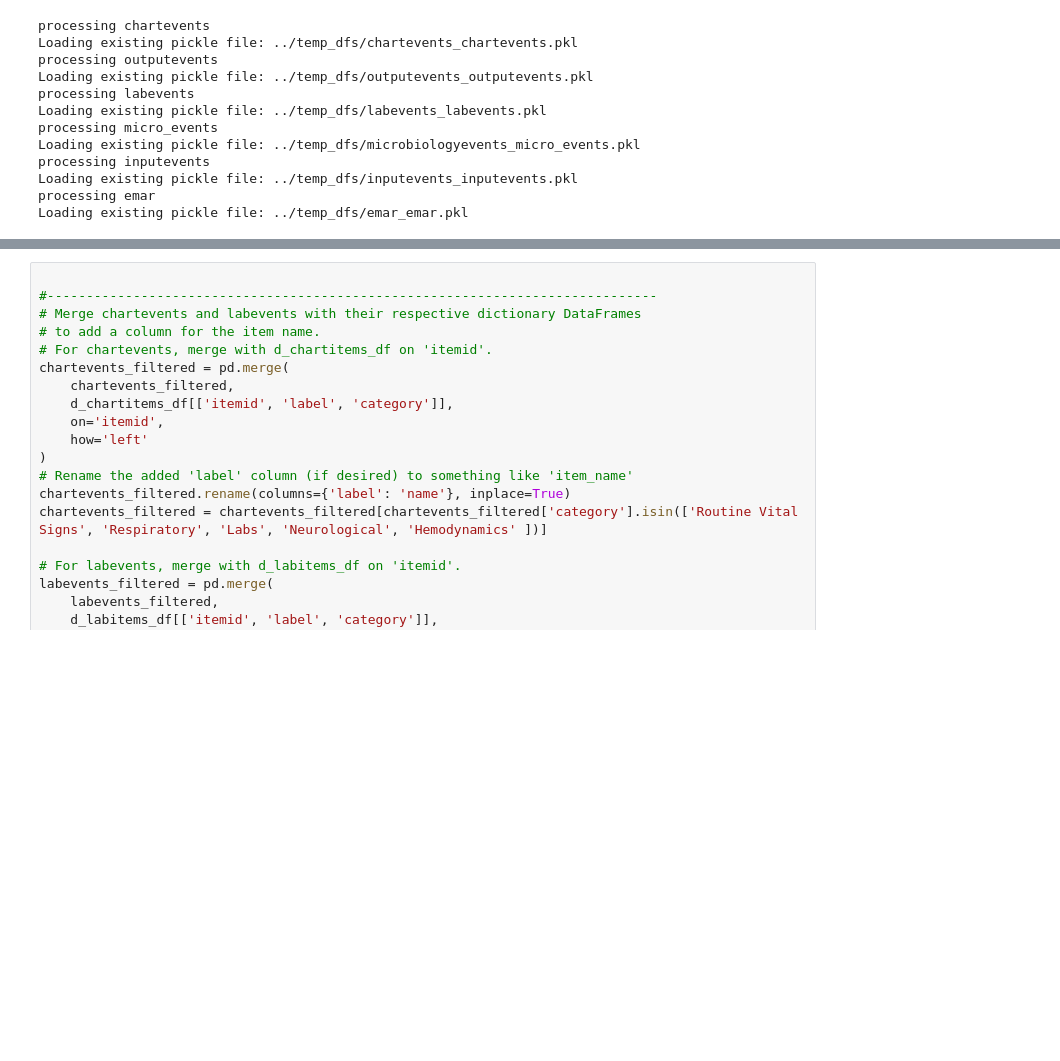
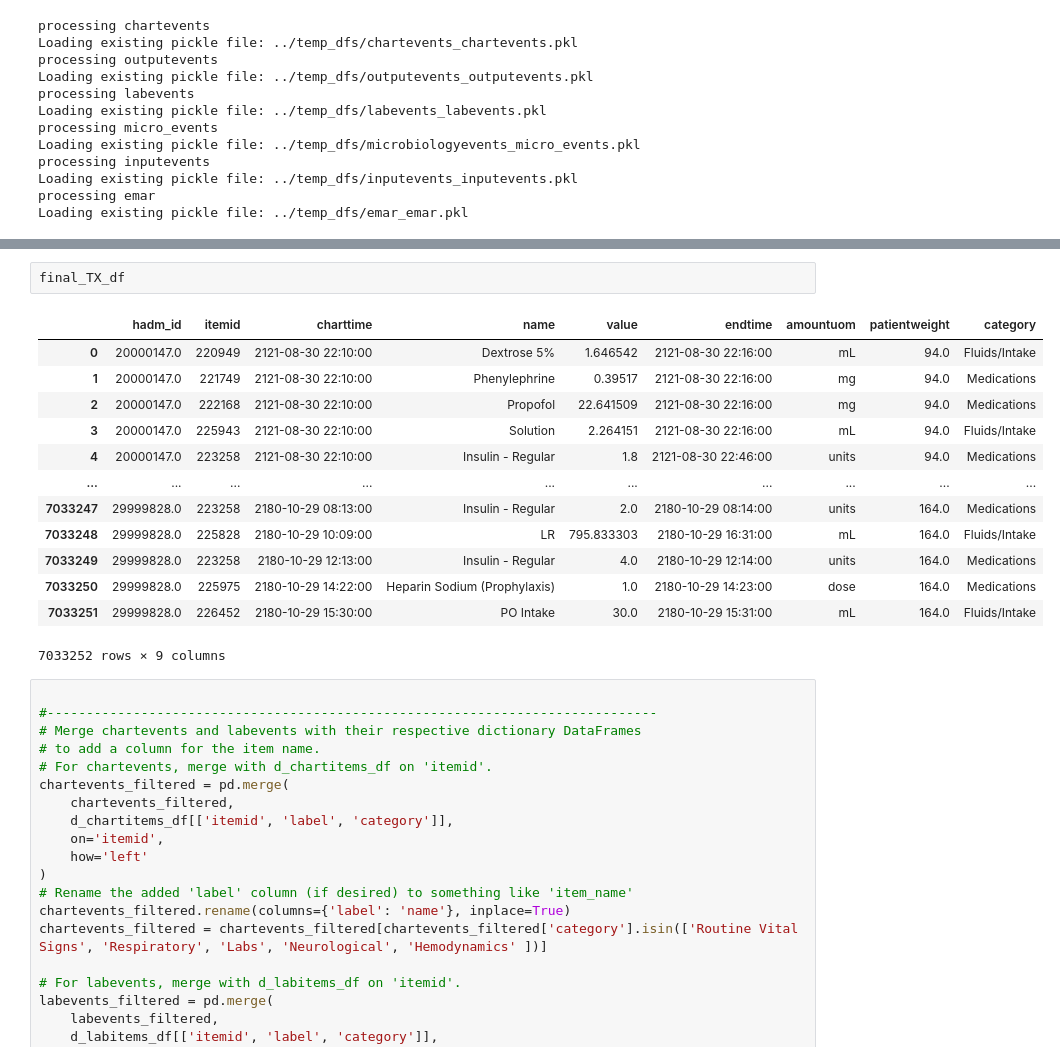
Before and after one commit to rickconci/GeomMLProj, a Jupyter notebook: data_scripts/GeomML_dataloader.ipynb, the cells around one changed output, grey strips where cells are left out. Drawn from its saved outputs; the diff is of its cells as text; blank space fills up the shorter version.

```diff
--- a/data_scripts/GeomML_dataloader.ipynb
+++ b/data_scripts/GeomML_dataloader.ipynb
@@ -296,3 +340,19 @@ Loading existing pickle file: ../temp_dfs/emar_emar.pkl
+# %%
+final_TX_df
+# %% [output]
+|  | hadm_id | itemid | charttime | name | value | endtime | amountuom | patientweight | category |
+| 0 | 20000147.0 | 220949 | 2121-08-30 22:10:00 | Dextrose 5% | 1.646542 | 2121-08-30 22:16:00 | mL | 94.0 | Fluids/Intake |
+| 1 | 20000147.0 | 221749 | 2121-08-30 22:10:00 | Phenylephrine | 0.39517 | 2121-08-30 22:16:00 | mg | 94.0 | Medications |
+| 2 | 20000147.0 | 222168 | 2121-08-30 22:10:00 | Propofol | 22.641509 | 2121-08-30 22:16:00 | mg | 94.0 | Medications |
+| 3 | 20000147.0 | 225943 | 2121-08-30 22:10:00 | Solution | 2.264151 | 2121-08-30 22:16:00 | mL | 94.0 | Fluids/Intake |
+| 4 | 20000147.0 | 223258 | 2121-08-30 22:10:00 | Insulin - Regular | 1.8 | 2121-08-30 22:46:00 | units | 94.0 | Medications |
+| ... | ... | ... | ... | ... | ... | ... | ... | ... | ... |
+| 7033247 | 29999828.0 | 223258 | 2180-10-29 08:13:00 | Insulin - Regular | 2.0 | 2180-10-29 08:14:00 | units | 164.0 | Medications |
+| 7033248 | 29999828.0 | 225828 | 2180-10-29 10:09:00 | LR | 795.833303 | 2180-10-29 16:31:00 | mL | 164.0 | Fluids/Intake |
+| 7033249 | 29999828.0 | 223258 | 2180-10-29 12:13:00 | Insulin - Regular | 4.0 | 2180-10-29 12:14:00 | units | 164.0 | Medications |
+| 7033250 | 29999828.0 | 225975 | 2180-10-29 14:22:00 | Heparin Sodium (Prophylaxis) | 1.0 | 2180-10-29 14:23:00 | dose | 164.0 | Medications |
+| 7033251 | 29999828.0 | 226452 | 2180-10-29 15:30:00 | PO Intake | 30.0 | 2180-10-29 15:31:00 | mL | 164.0 | Fluids/Intake |
+7033252 rows × 9 columns
 # %%
 
 #------------------------------------------------------------------------------
```
Also changed, not shown: parts of 20 cells of this notebook, 47 other files.
